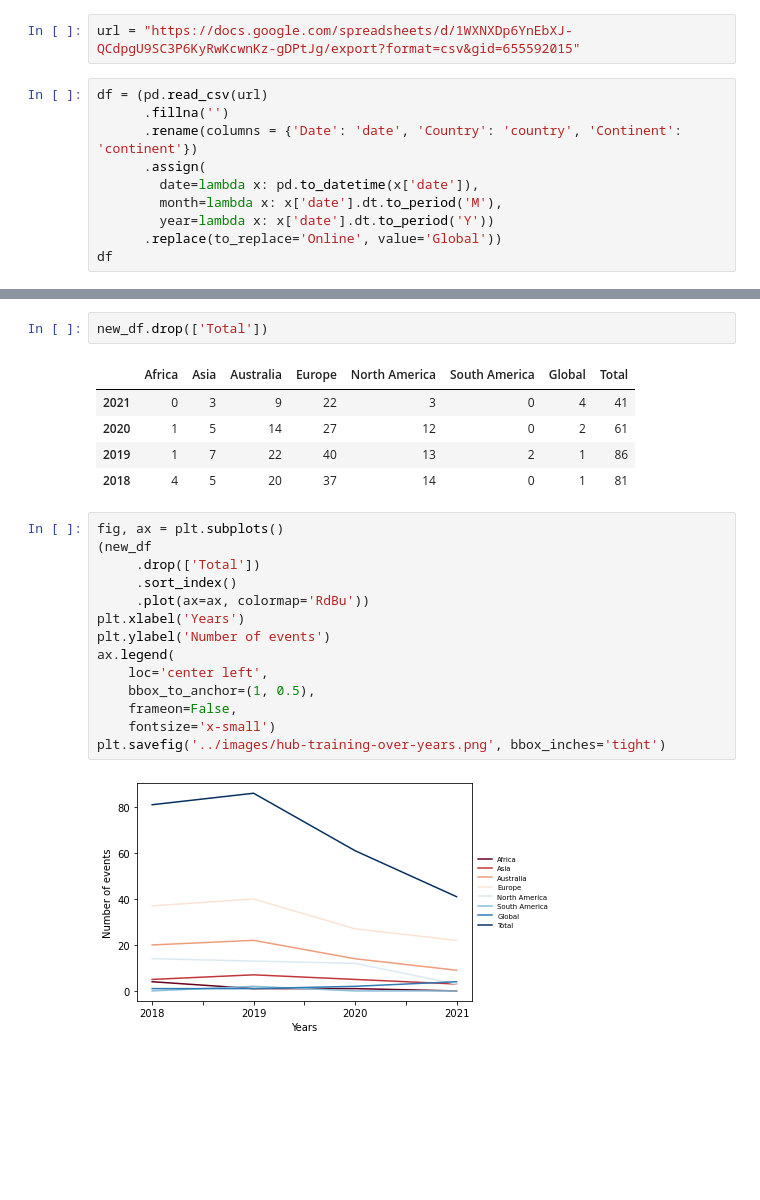
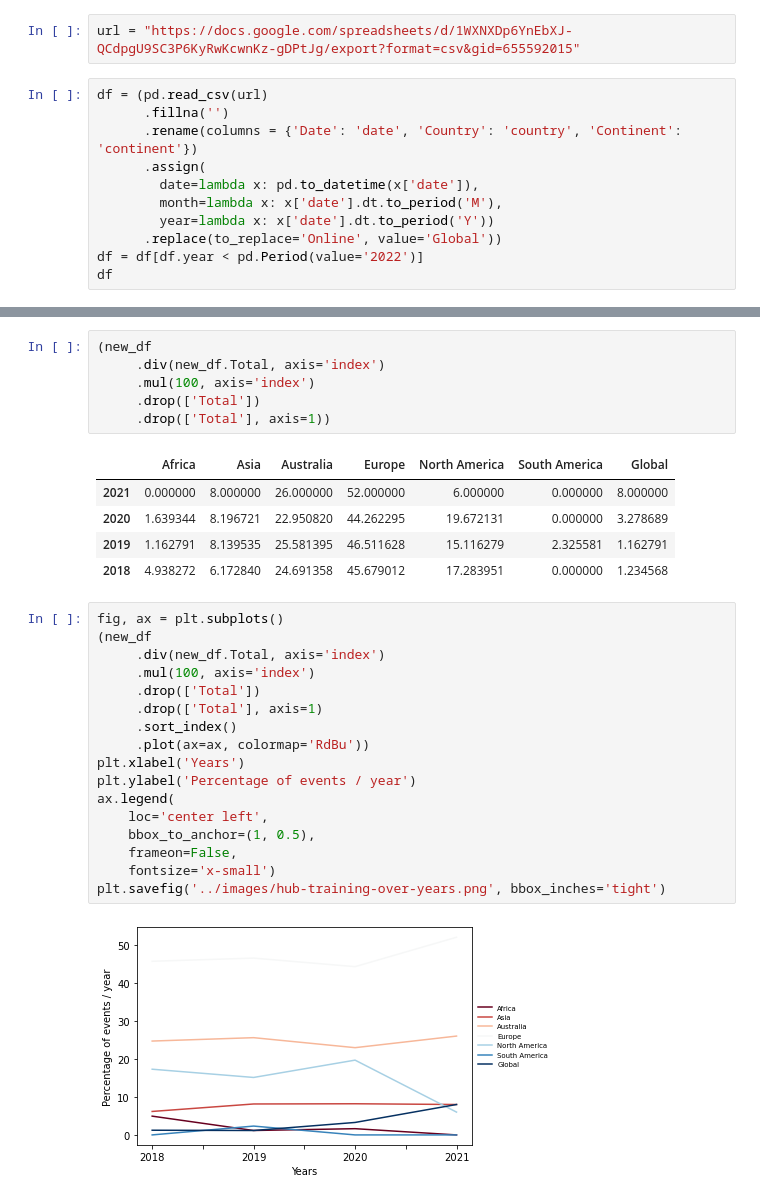
Before and after one commit to galaxyproject/GTN-community-paper-2020, a Jupyter notebook: src/analyze_hub_training_events.ipynb, the cells around one changed output, grey strips where cells are left out. Saved outputs shown, nothing was run; the diff lists cells and outputs as text; blank space fills up the shorter version.

```diff
--- a/src/analyze_hub_training_events.ipynb
+++ b/src/analyze_hub_training_events.ipynb
@@ -19,6 +19,7 @@ df = (pd.read_csv(url)
         month=lambda x: x['date'].dt.to_period('M'),
         year=lambda x: x['date'].dt.to_period('Y'))
       .replace(to_replace='Online', value='Global'))
+df = df[df.year < pd.Period(value='2022')]
 df
 # %% [output]
 |  | date | country | continent | month | year |
@@ -70,24 +71,31 @@ plt.savefig('../images/hub-training-per-year.png', bbox_inches='tight')
 # %%
-new_df.drop(['Total'])
+(new_df
+     .div(new_df.Total, axis='index')
+     .mul(100, axis='index')
+     .drop(['Total'])
+     .drop(['Total'], axis=1))
 # %% [output]
-|  | Africa | Asia | Australia | Europe | North America | South America | Global | Total |
-| 2021 | 0 | 3 | 9 | 22 | 3 | 0 | 4 | 41 |
-| 2020 | 1 | 5 | 14 | 27 | 12 | 0 | 2 | 61 |
-| 2019 | 1 | 7 | 22 | 40 | 13 | 2 | 1 | 86 |
-| 2018 | 4 | 5 | 20 | 37 | 14 | 0 | 1 | 81 |
+|  | Africa | Asia | Australia | Europe | North America | South America | Global |
+| 2021 | 0.000000 | 8.000000 | 26.000000 | 52.000000 | 6.000000 | 0.000000 | 8.000000 |
+| 2020 | 1.639344 | 8.196721 | 22.950820 | 44.262295 | 19.672131 | 0.000000 | 3.278689 |
+| 2019 | 1.162791 | 8.139535 | 25.581395 | 46.511628 | 15.116279 | 2.325581 | 1.162791 |
+| 2018 | 4.938272 | 6.172840 | 24.691358 | 45.679012 | 17.283951 | 0.000000 | 1.234568 |
 # %%
 fig, ax = plt.subplots()
 (new_df
+     .div(new_df.Total, axis='index')
+     .mul(100, axis='index')
      .drop(['Total'])
+     .drop(['Total'], axis=1)
      .sort_index()
      .plot(ax=ax, colormap='RdBu'))
 plt.xlabel('Years')
-plt.ylabel('Number of events')
+plt.ylabel('Percentage of events / year')
 ax.legend(
     loc='center left',
     bbox_to_anchor=(1, 0.5),
     frameon=False,
     fontsize='x-small')
 plt.savefig('../images/hub-training-over-years.png', bbox_inches='tight')
 # %% [output]
-[figure, old version]
+[figure, new version]
```
Also changed, not shown: parts of 3 cells of this notebook, 3 other files.
